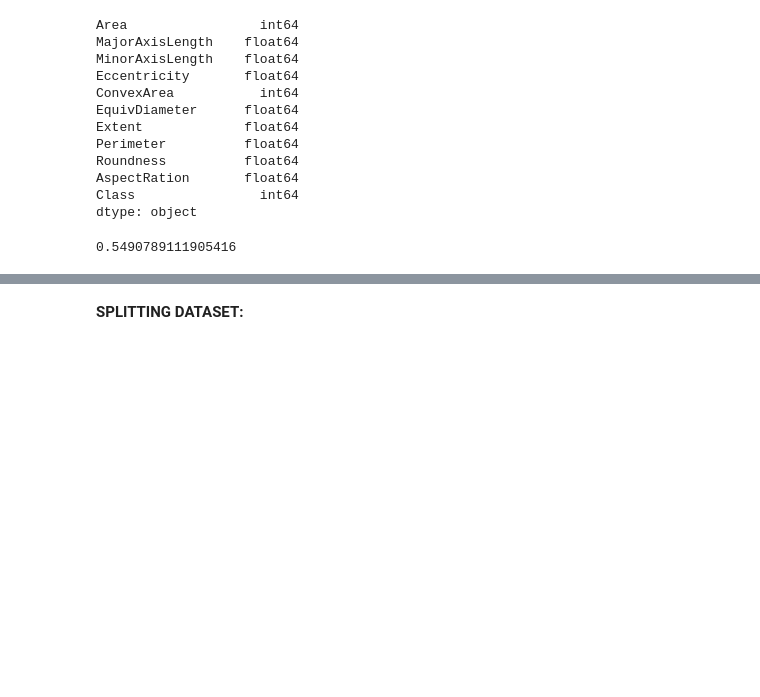
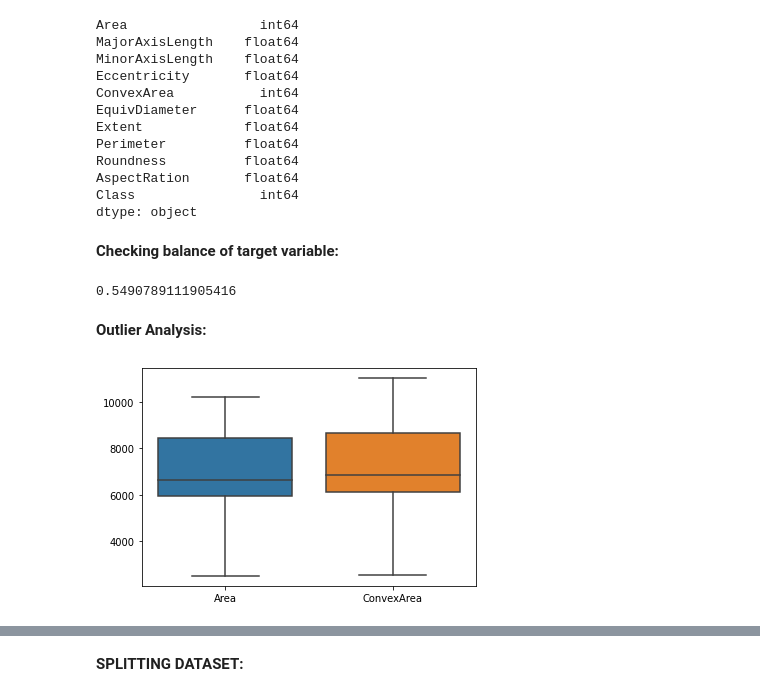
Before and after one commit to abhishekmani12/dev_wizards_Hackathon, a Jupyter notebook: rice classification.ipynb, the cells around one changed output, grey strips where cells are left out. Saved outputs shown, nothing was run; the diff lists cells and outputs as text; code cells hidden in the pictures; blank space fills up the shorter version.

```diff
--- a/rice classification.ipynb
+++ b/rice classification.ipynb
@@ -124,7 +126,15 @@ Roundness          float64
 AspectRation       float64
 Class                int64
 dtype: object
+# %% [markdown]
+**Checking balance of target variable:**
 # %%
 print(sum(df["Class"])/len(df["Class"]))
 # %% [output]
 0.5490789111905416
+# %% [markdown]
+**Outlier Analysis:**
+# %%
+ax = sns.boxplot(data=df[['Area','ConvexArea']], orient="v")
+# %% [output]
+[figure, added]
```
Also changed, not shown: parts of 41 cells of this notebook.
